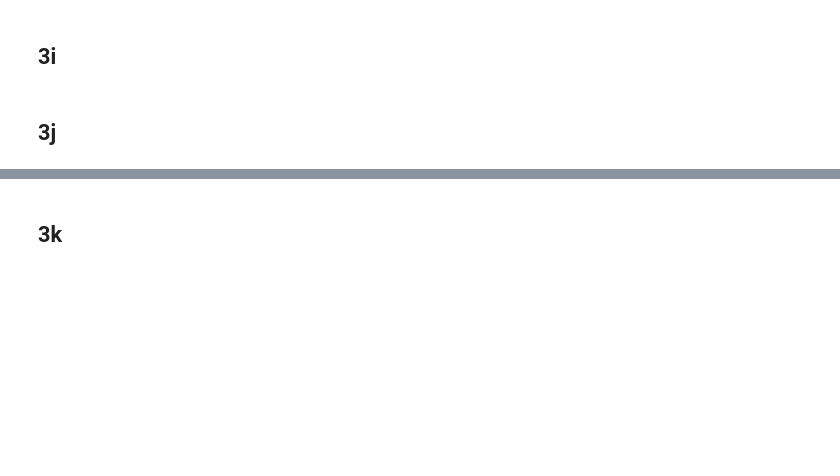
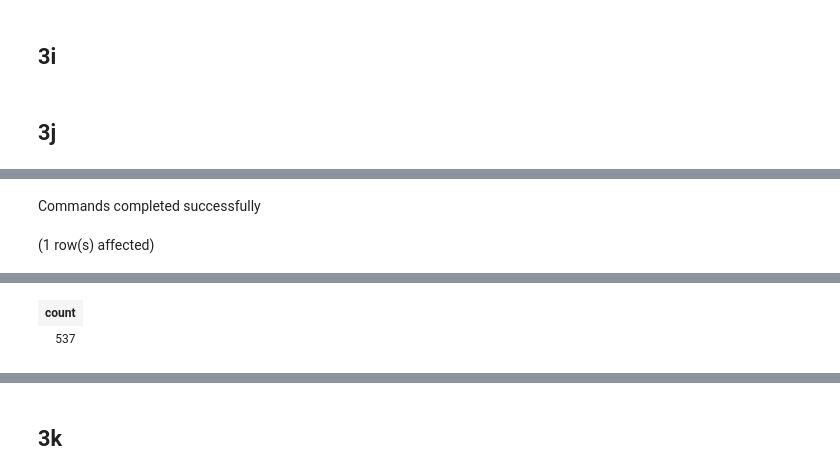
Before and after one commit to po-trottier/concordia-data-systems, a Jupyter notebook: Phase1/project_notebook.ipynb, the cells around one changed output, grey strips where cells are left out. Cells and saved outputs as stored; diff of their text form; code cells hidden in the pictures; blank space fills up the shorter version.

```diff
--- a/Phase1/project_notebook.ipynb
+++ b/Phase1/project_notebook.ipynb
@@ -396,0 +405,15 @@ WHERE mid IN (SELECT mid FROM actors
+# %%
+-- Returns all possible combinations of co_actors and the movie ids in which Annette Nicole played.
+CREATE VIEW all_combinations AS
+SELECT DISTINCT co_actors.name, actors.mid
+FROM co_actors, actors
+WHERE actors.mid IN (SELECT mid FROM actors
+            WHERE name = 'Annette Nicole')
+ORDER BY co_actors.name;
+
+-- Print the number of rows in this view.
+SELECT COUNT(name)
+FROM all_combinations;
+# %% [output]
+Commands completed successfully
+(1 row(s) affected)
@@ -396,0 +421,2 @@ WHERE mid IN (SELECT mid FROM actors
+| count |
+| 537 |
```
Also changed, not shown: parts of 5 cells of this notebook.
